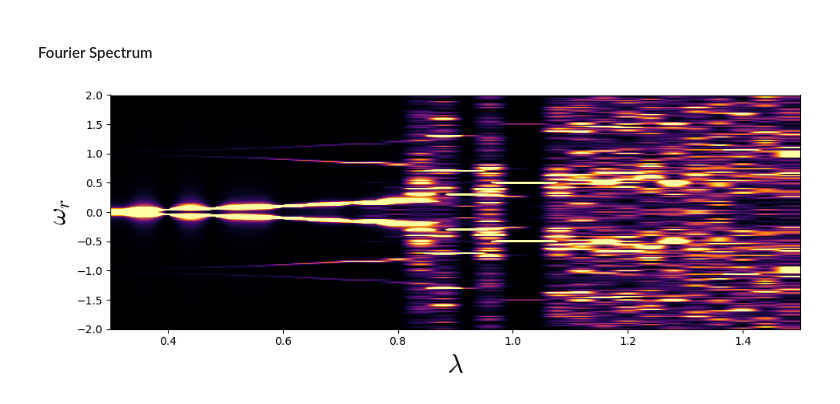
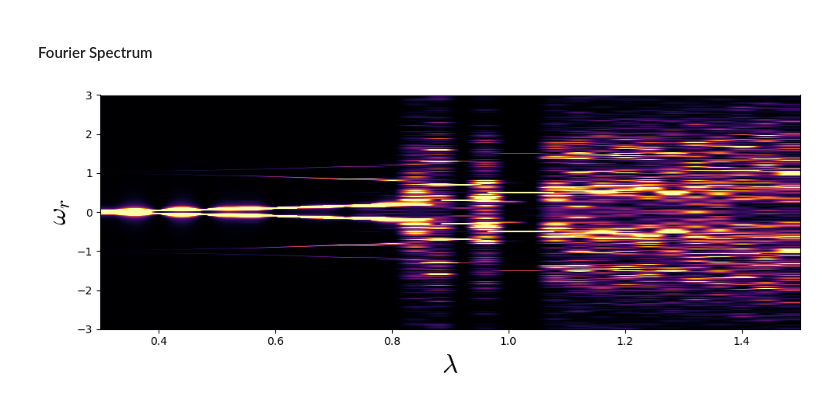
Before and after one commit to Treucyan/spinning-compass, a Jupyter notebook: Heatmap_plots.ipynb, the cells around one changed output. Saved outputs shown, nothing was run; the diff lists cells and outputs as text; code cells hidden in the pictures.

```diff
--- a/Heatmap_plots.ipynb
+++ b/Heatmap_plots.ipynb
@@ -12,18 +12,19 @@ plt.rcParams["mathtext.fontset"] = "cm" #for latex font
 # %%
 lambda_initial, lambda_final = 0.3, 1.5
 freq_spectrum = np.loadtxt("raw_data/frequncy spectrum lambda scan.txt")
 power_spectrum = np.loadtxt("raw_data/power spectrum lambda scan.txt")
 
 fig, ax = plt.subplots(1, 1, figsize = (10, 4))
 diagram = ax.imshow(power_spectrum, origin = "lower", aspect = "auto", extent = [lambda_initial, lambda_final, freq_spectrum[0],\
                                                                         freq_spectrum[-1]], cmap = "inferno")
-ax.set_ylim(-2, 2)
+ax.set_ylim(-3, 3)
 diagram.set_clim(0, 0.01)
 
 ax.set_xlabel(r"$\lambda$", fontsize = 25)
 ax.set_ylabel(r"$\omega_{r}$", fontsize = 25)
 
+
 fig.tight_layout()
 fig.savefig("image_results/period doubling bifurcations in spin compass.png")
 # %% [output]
-[figure, old version]
+[figure, new version]
```
Also changed, not shown: parts of 2 cells of this notebook, 1 other file.
